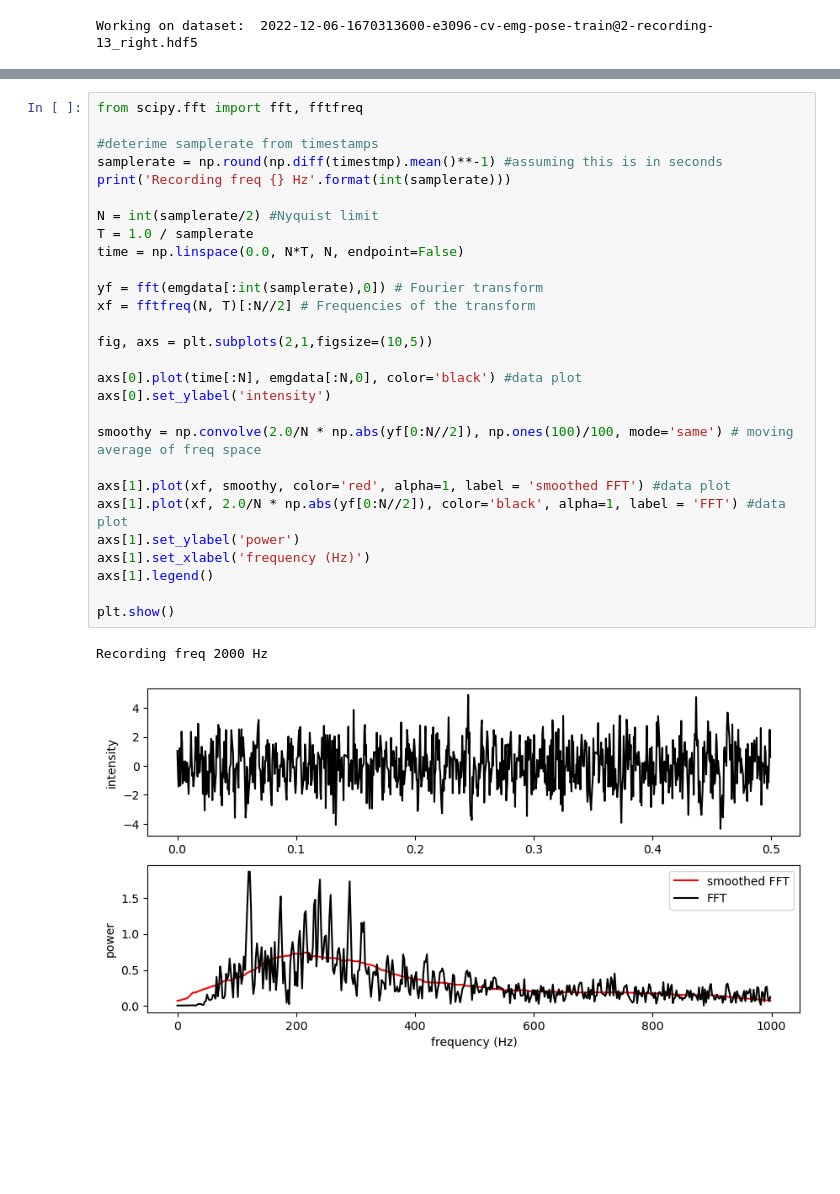
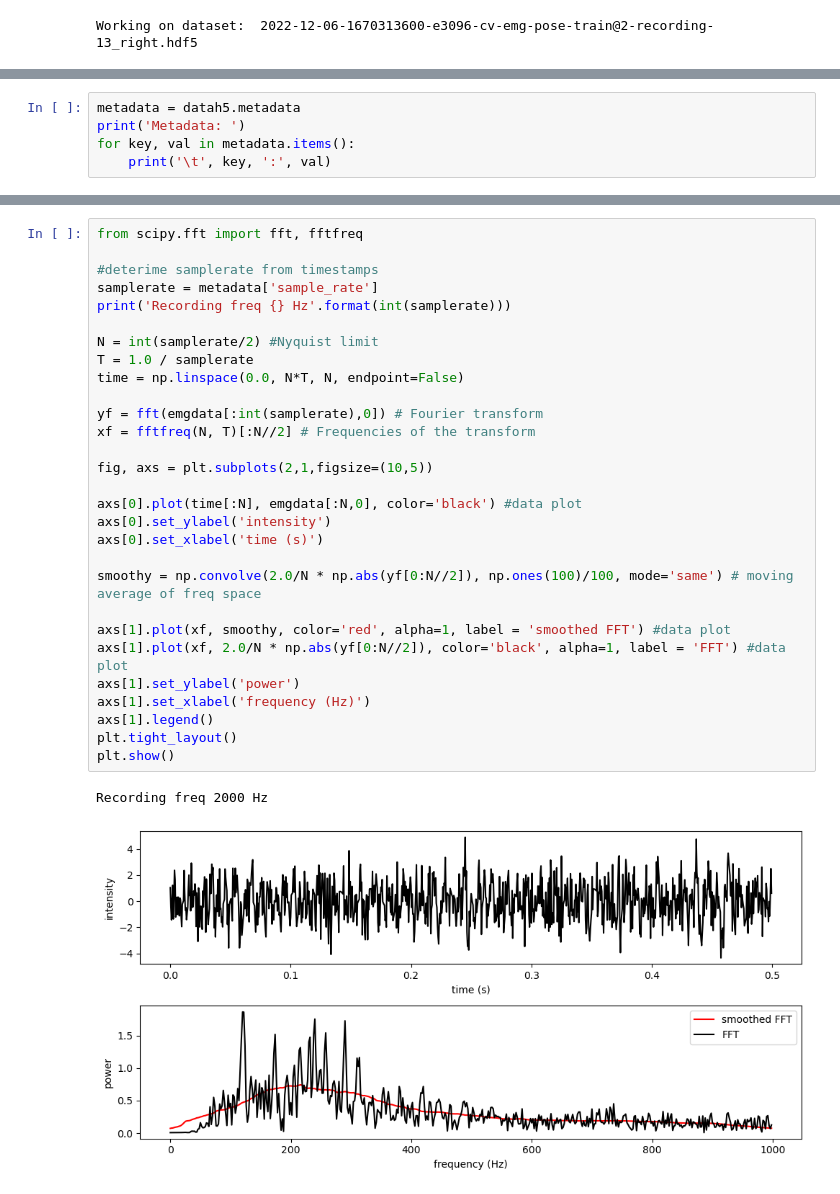
Before and after one commit to Erdos-Projects/fall-2025-gesture-recognition, a Jupyter notebook: notebooks/Getting started.ipynb, the cells around one changed output, grey strips where cells are left out. Drawn from its saved outputs; the diff is of its cells as text; blank space fills up the shorter version.

```diff
--- a/notebooks/Getting started.ipynb
+++ b/notebooks/Getting started.ipynb
@@ -23,0 +50,5 @@ Working on dataset:  2022-12-06-1670313600-e3096-cv-emg-pose-train@2-recording-1
+# %%
+metadata = datah5.metadata
+print('Metadata: ')
+for key, val in metadata.items():
+    print('\t', key, ':', val)
@@ -41,31 +134,32 @@ Jointangle shape: (473792, 20)
 # %%
 from scipy.fft import fft, fftfreq
 
 #deterime samplerate from timestamps
-samplerate = np.round(np.diff(timestmp).mean()**-1) #assuming this is in seconds
+samplerate = metadata['sample_rate']
 print('Recording freq {} Hz'.format(int(samplerate)))
 
 N = int(samplerate/2) #Nyquist limit
 T = 1.0 / samplerate
 time = np.linspace(0.0, N*T, N, endpoint=False)
 
 yf = fft(emgdata[:int(samplerate),0]) # Fourier transform
 xf = fftfreq(N, T)[:N//2] # Frequencies of the transform
 
 fig, axs = plt.subplots(2,1,figsize=(10,5))
 
 axs[0].plot(time[:N], emgdata[:N,0], color='black') #data plot
 axs[0].set_ylabel('intensity')
+axs[0].set_xlabel('time (s)')
 
 smoothy = np.convolve(2.0/N * np.abs(yf[0:N//2]), np.ones(100)/100, mode='same') # moving average of freq space
 
 axs[1].plot(xf, smoothy, color='red', alpha=1, label = 'smoothed FFT') #data plot
 axs[1].plot(xf, 2.0/N * np.abs(yf[0:N//2]), color='black', alpha=1, label = 'FFT') #data plot
 axs[1].set_ylabel('power')
 axs[1].set_xlabel('frequency (Hz)')
 axs[1].legend()
-
+plt.tight_layout()
 plt.show()
 # %% [output]
 Recording freq 2000 Hz
-[figure, old version]
+[figure, new version]
```
Also changed, not shown: parts of 12 cells of this notebook.
